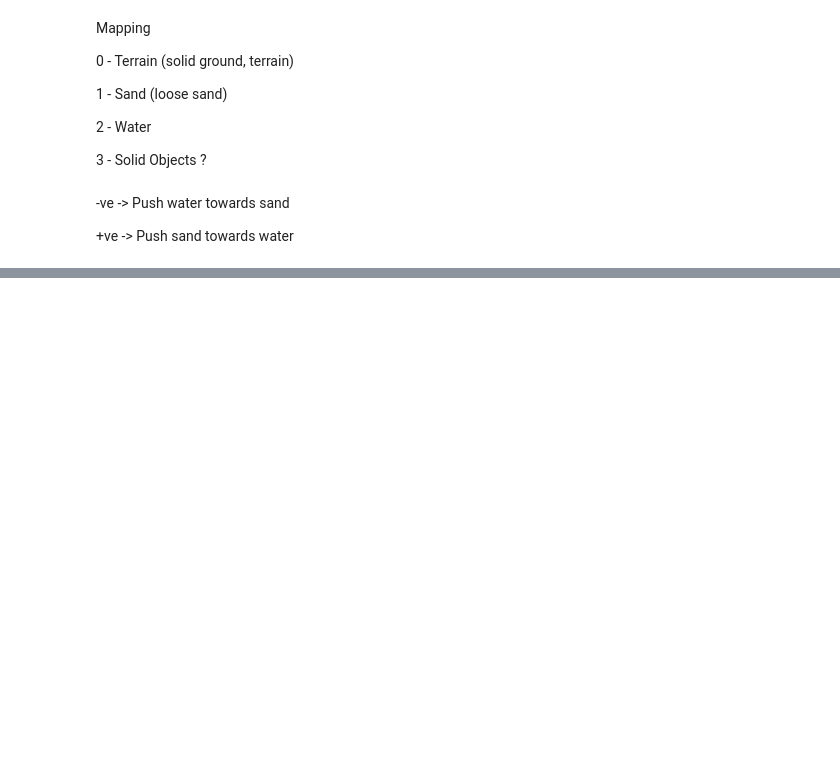
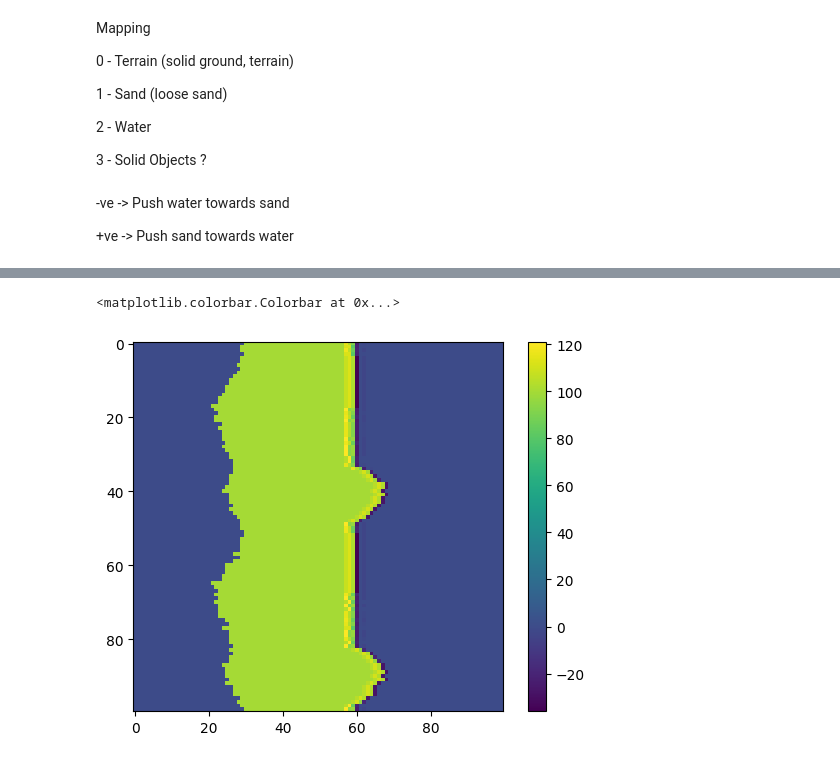
Before and after one commit to AmoghSingh25/ML_PW_Proj, a Jupyter notebook: Simulation.ipynb, the cells around one changed output, grey strips where cells are left out. Saved outputs shown, nothing was run; the diff lists cells and outputs as text; code cells hidden in the pictures; blank space fills up the shorter version.

```diff
--- a/Simulation.ipynb
+++ b/Simulation.ipynb
@@ -180,0 +242,6 @@ Bayesian optimization to get the parameters accurate to simulate the japan shore
+# %%
+plt.imshow(ret[:,:,1])
+plt.colorbar()
+# %% [output]
+<matplotlib.colorbar.Colorbar at 0x...>
+[figure, added]
```
Also changed, not shown: parts of 18 cells of this notebook, 1 other file.
